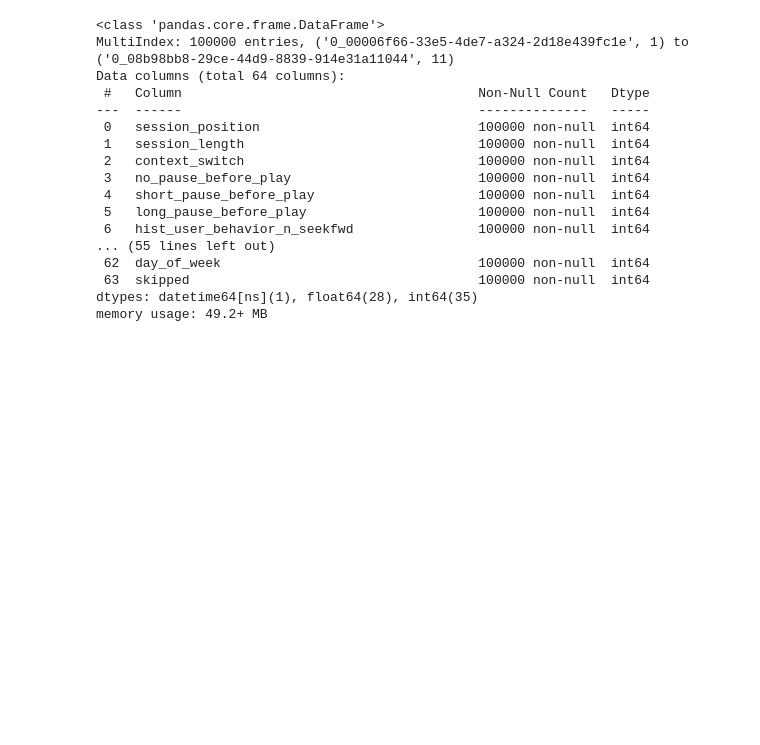
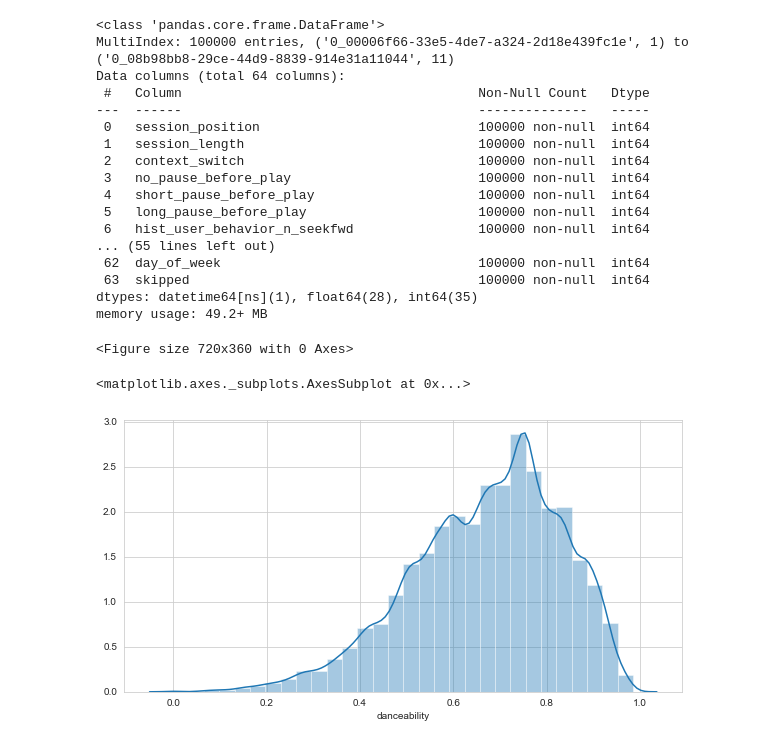
Before and after one commit to AkshitaPatel/Technocolabs-Internship-Project, a Jupyter notebook: Spotify Music Skips Action Prediction.ipynb, the cells around one changed output. Saved outputs shown, nothing was run; the diff lists cells and outputs as text; code cells hidden in the pictures; blank space fills up the shorter version.

```diff
--- a/Spotify Music Skips Action Prediction.ipynb
+++ b/Spotify Music Skips Action Prediction.ipynb
@@ -268,3 +268,14 @@ Data columns (total 64 columns):
  63  skipped                                     100000 non-null  int64
 dtypes: datetime64[ns](1), float64(28), int64(35)
 memory usage: 49.2+ MB
+# %%
+
+sns.set_style('whitegrid')
+# %% [output]
+<Figure size 720x360 with 0 Axes>
+# %%
+plt.figure(figsize=(10,5))
+sns.distplot(merged_data.danceability, bins=30 ,label='Danceability')
+# %% [output]
+<matplotlib.axes._subplots.AxesSubplot at 0x...>
+[figure, added]
```
Also changed, not shown: parts of 26 cells of this notebook.
